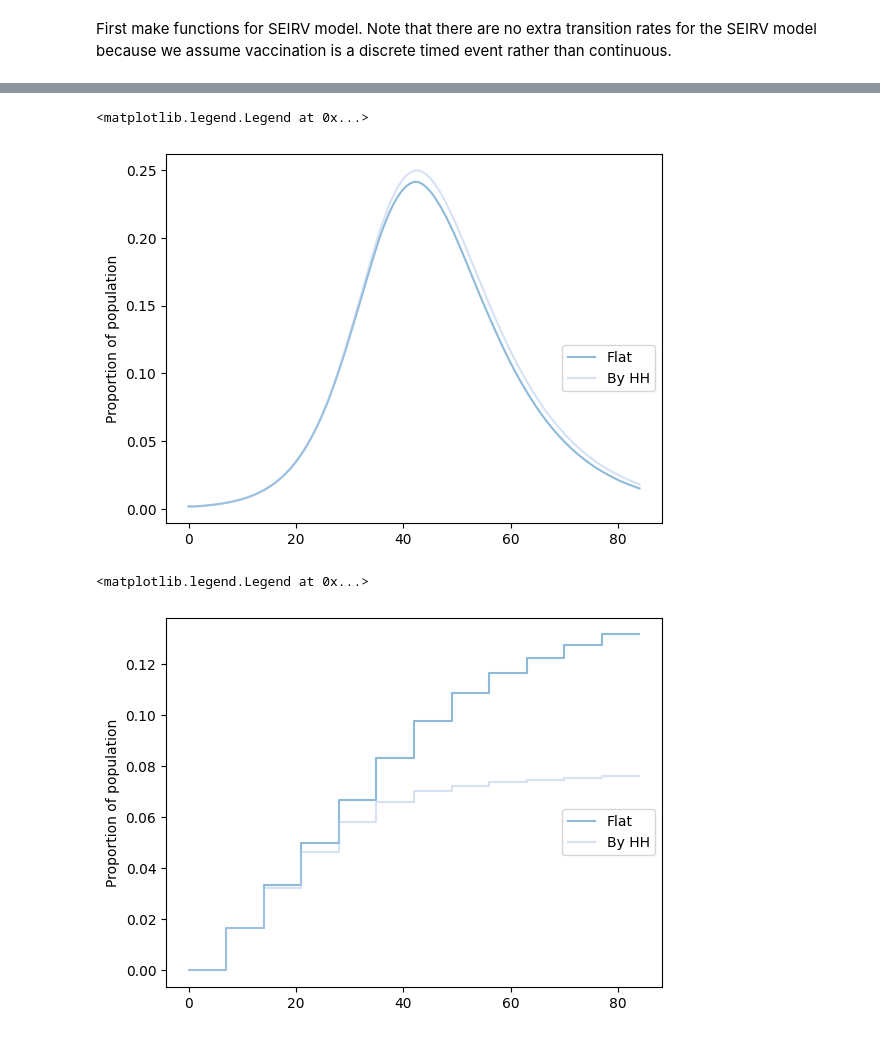
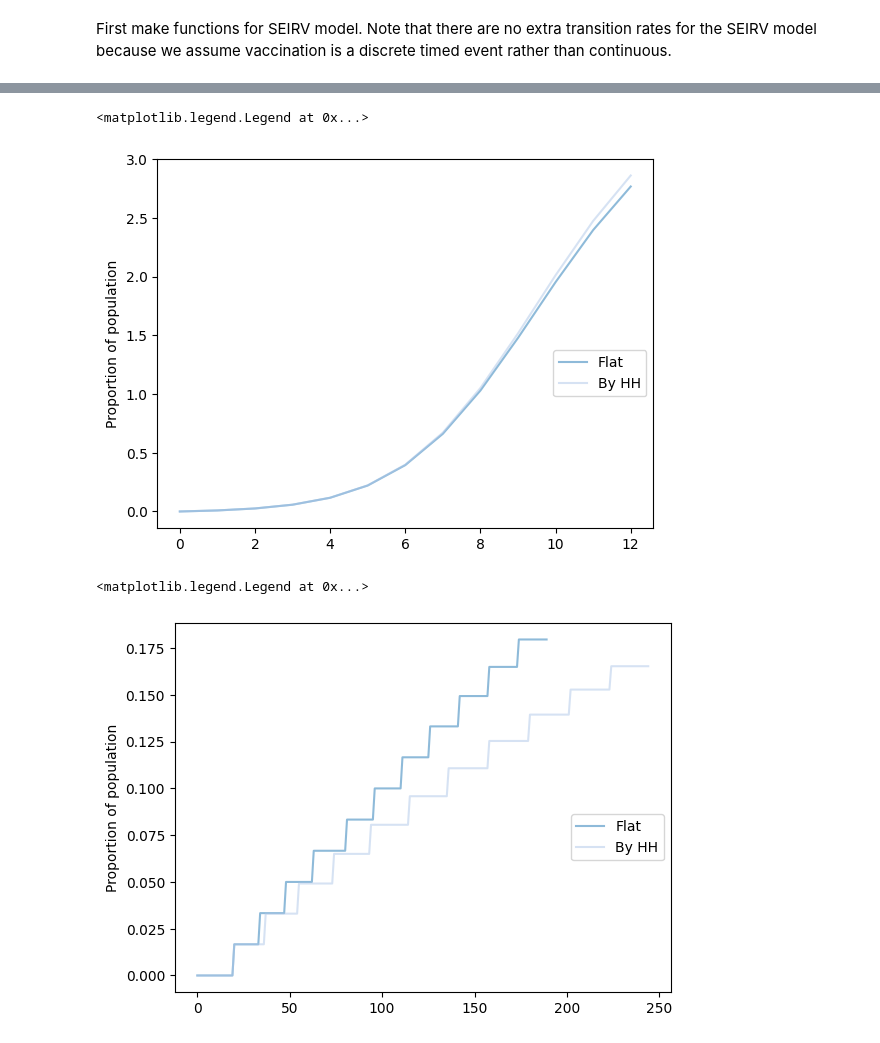
Before and after one commit to JBHilton/covid-19-in-households-public, a Jupyter notebook: examples/uk/vacc_distribution.ipynb, the cells around one changed output, grey strips where cells are left out. Cells and saved outputs as stored; diff of their text form; code cells hidden in the pictures.

```diff
--- a/examples/uk/vacc_distribution.ipynb
+++ b/examples/uk/vacc_distribution.ipynb
@@ -295,24 +294,24 @@ def simulate_flat_wkly_vacc(no_wks):
     Ht = deepcopy(H0)
     H_all = atleast_2d(deepcopy(H0)).T
     t_all = array(0)
-    doses = array(0)
+    I_flat = array(0)
+    V_flat = array(0)
     for wk in range(no_wks):
         tspan = (wk*7, (wk+1)*7)
         solution = solve_ivp(rhs, tspan, Ht, first_step=0.001, atol=1e-16)
         time = solution.t
         H = solution.y
         Ht = H[:, -1]
+        I_flat = hstack((I_flat, array(Ht.T.dot(household_population.states[:, 3::5]))))
         Ht_v = flat_vacc_map.T.dot(Ht)
-        dV = Ht_v.T.dot(household_population.states[:, 4::5]) - Ht.T.dot(household_population.states[:, 4::5])
-        doses = hstack((doses, array(dV)))
+        V_flat = hstack((V_flat, array(Ht_v.T.dot(household_population.states[:, 4::5]))))
         Ht = Ht_v
         Ht = Ht/sum(Ht)
         H_all = hstack((H_all, H))
         t_all = hstack((t_all, time))
-    doses = cumsum(doses)
-    return(H_all, t_all, doses)
+    return(H_all, t_all, I_flat, V_flat)
 # %%
-H_flat, t_flat, doses_flat = simulate_flat_wkly_vacc(12)
+H_flat, t_flat, I_flat, V_flat = simulate_flat_wkly_vacc(12)
 # %%
 S = H_flat.T.dot(household_population.states[:, ::5])
 E = H_flat.T.dot(household_population.states[:, 1::5])
@@ -350,24 +348,24 @@ def simulate_hh_wkly_vacc(no_wks):
     Ht = deepcopy(H0)
     H_all = atleast_2d(deepcopy(H0)).T
     t_all = array(0)
-    doses = array(0)
+    I_hh = array(0)
+    V_hh = array(0)
     for wk in range(no_wks):
         tspan = (wk*7, (wk+1)*7)
         solution = solve_ivp(rhs, tspan, Ht, first_step=0.001, atol=1e-16)
         time = solution.t
         H = solution.y
         Ht = H[:, -1]
+        I_hh = hstack((I_hh, array(Ht.T.dot(household_population.states[:, 3::5]))))
         Ht_v = hh_vacc_map.T.dot(Ht)
-        dV = Ht_v.T.dot(household_population.states[:, 4::5]) - Ht.T.dot(household_population.states[:, 4::5])
-        doses = hstack((doses, array(dV)))
+        V_hh = hstack((V_hh, array(Ht_v.T.dot(household_population.states[:, 4::5]))))
         Ht = Ht_v
         Ht = Ht/sum(Ht)
         H_all = hstack((H_all, H))
         t_all = hstack((t_all, time))
-    doses = cumsum(doses)
-    return(H_all, t_all, doses)
+    return(H_all, t_all, I_hh, V_hh)
 # %%
-H_hh, t_hh, doses_hh = simulate_hh_wkly_vacc(12)
+H_hh, t_hh, I_hh, V_hh = simulate_hh_wkly_vacc(12)
 
 S = H_hh.T.dot(household_population.states[:, ::5])
 E = H_hh.T.dot(household_population.states[:, 1::5])
@@ -400,38 +397,32 @@ axis.legend(ncol=1, bbox_to_anchor=(1,0.50))
 # %%
-I_flat = H_flat.T.dot(household_population.states[:, 2::5])/model_input.ave_hh_by_class
-I_hh = H_hh.T.dot(household_population.states[:, 2::5])/model_input.ave_hh_by_class
-
 lgd=['Flat', 'By HH']
 
 fig, (axis) = subplots(1,1, sharex=True)
 
 cmap = get_cmap('tab20')
 alpha = 0.5
-axis.plot(t_flat, I_flat, label=lgd[0],
+axis.plot(I_flat, label=lgd[0],
         color=cmap(0, alpha=alpha))
-axis.plot(t_hh, I_hh, label=lgd[1],
+axis.plot(I_hh, label=lgd[1],
         color=cmap(1, alpha=alpha))
 axis.set_ylabel('Proportion of population')
 axis.legend(ncol=1, bbox_to_anchor=(1,0.50))
 # %% [output]
 <matplotlib.legend.Legend at 0x...>
-[figure, old version]
+[figure, new version]
 # %%
-V_flat = H_flat.T.dot(household_population.states[:, 4])/model_input.ave_hh_by_class
-V_hh = H_hh.T.dot(household_population.states[:, 4])/model_input.ave_hh_by_class
-
 lgd=['Flat', 'By HH']
 
 fig, (axis) = subplots(1,1, sharex=True)
 
 cmap = get_cmap('tab20')
 alpha = 0.5
-axis.plot(t_flat, V_flat, label=lgd[0],
+axis.plot(V_flat, label=lgd[0],
         color=cmap(0, alpha=alpha))
-axis.plot(t_hh, V_hh, label=lgd[1],
+axis.plot(V_hh, label=lgd[1],
         color=cmap(1, alpha=alpha))
 axis.set_ylabel('Proportion of population')
 axis.legend(ncol=1, bbox_to_anchor=(1,0.50))
 # %% [output]
 <matplotlib.legend.Legend at 0x...>
-[figure, old version]
+[figure, new version]
```
Also changed, not shown: parts of 9 cells of this notebook.
